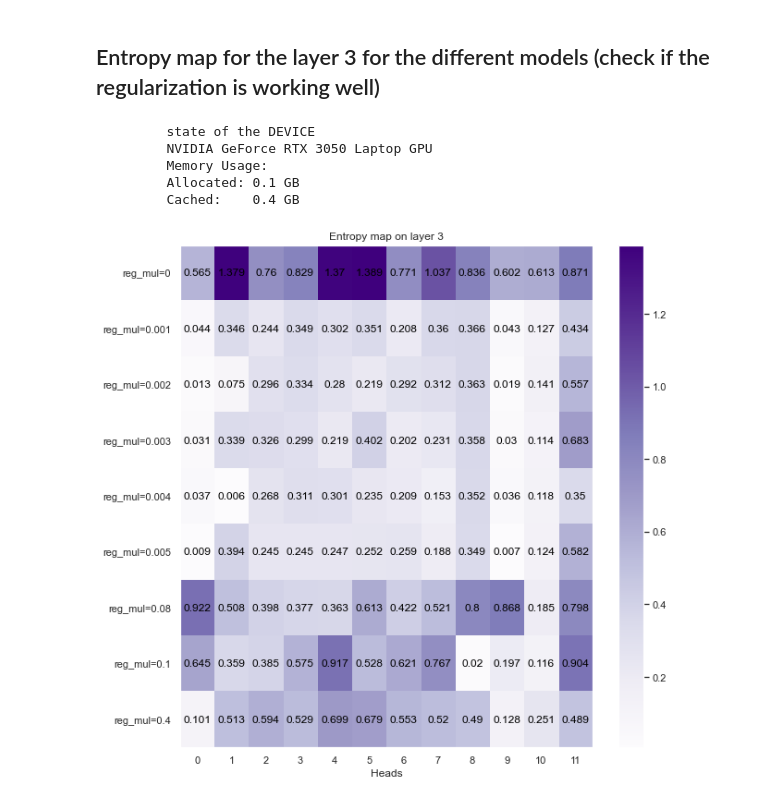
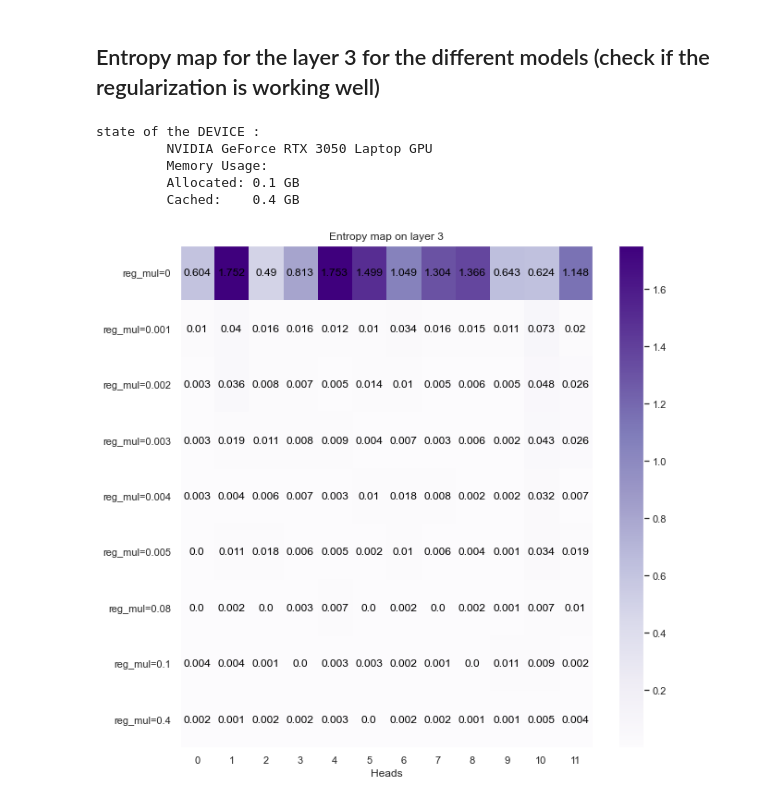
Before and after one commit to lolofo/stage_4_gm, a Jupyter notebook: attention_algorithms/notebooks/regu_study/Underline .ipynb, the cells around one changed output. Cells and saved outputs as stored; diff of their text form; code cells hidden in the pictures.

Commit message:
attention_algo

```diff
--- a/attention_algorithms/notebooks/regu_study/Underline .ipynb
+++ b/attention_algorithms/notebooks/regu_study/Underline .ipynb
@@ -149,15 +155,17 @@ with torch.no_grad():
 
                     it += 1
 
+                #outputs = models_dict[model_name](input_ids=ids, attention_mask=masks)
                 a_hat = raw_attention_inst.attention_tensor[0, 2, h, :, :].sum(dim=0)
-                a_hat = torch.softmax(a_hat - INF * spe_tok_mask[0:len(raw_attention_inst.tokens)], dim=0)
+
+                a_hat = torch.softmax(a_hat - INF*spe_tok_mask[0:len(raw_attention_inst.tokens)], dim=-1)
 
                 a_visu = normalize_attention(attention=a_hat, tokens=raw_attention_inst.tokens)
 
                 model_outputs[model_name] =  {
                     '[CLS] + P + [SEP] + H + [SEP]': [hightlight_txt(tokens = raw_attention_inst.tokens,
                                                                     attention = a_visu)],
-                    'Entropy': [(-a_hat * torch.log(a_hat + 1e-16 * spe_tok_mask[0:len(raw_attention_inst.tokens)])).sum().item()]
+                    'Entropy': [(-a_hat * torch.log(a_hat + 1e-16)).sum().item()]
                 }
 
             display(HTML(html_render(model_outputs)))
@@ -255,25 +264,42 @@ from tqdm.notebook import tqdm
 with torch.no_grad():
     entropy_map = np.zeros((len(models_dict.keys()), 12))
     for id_model, model_name in enumerate(models_dict):
+
         model = models_dict[model_name].to(DEVICE)
-        for id_batch, batch in tqdm(enumerate(test_dataloader), total=int(999/4)):
+
+        pbar = tqdm(enumerate(test_dataloader), total=int(999/4))
+
+        for id_batch, batch in pbar:
+
+            pbar.set_description(f"id_model = {id_model}, model_name={model_name}")
+
+            # forward
             ids = batch["input_ids"].to(DEVICE)
             masks = batch["attention_masks"].to(DEVICE)
             target = torch.tensor([0, 101, 102]).to(DEVICE)
-            spe_tok_mask = torch.isin(ids, target).type(torch.uint8)[0].to(DEVICE)
+
+            spe_tok_mask = torch.isin(ids, target).type(torch.uint8).to(DEVICE) # shape [b , T]
+            spe_tok_mask = spe_tok_mask.unsqueeze(1).repeat(1, 12, 1) # shape [b, H, T]
 
             output = model(input_ids = ids,
                           attention_mask = masks)
 
-            attention = output["outputs"].attentions[2].to(DEVICE).sum(dim=2) # sum over the lines
+            # inference
+            a_hat = output["outputs"].attentions[2].to(DEVICE).sum(dim=2) # shape [b, H, T]
+            a_hat = torch.softmax(a_hat - INF * spe_tok_mask, dim=-1)
 
-            # apply the softmax function
-            a_hat = torch.softmax(attention - INF*spe_tok_mask, dim=-1)
-            entropy = (-a_hat*torch.log(a_hat + 1e-16)).sum(dim=-1).sum(dim=0)
-            entropy_map[id_model, :] += entropy.cpu().numpy()
+            entropy = (-a_hat * torch.log(a_hat + 1e-16)).sum(dim=-1)
+            entropy_map[id_model, :] += entropy.sum(dim=0).cpu().numpy()
 
-            # free the memory
-            del ids, masks, spe_tok_mask, attention, a_hat, entropy, target
+            # free the memory --> go on the cpu --> then deletion
+            ids = ids.cpu()
+            masks = masks.cpu()
+            spe_tok_mask = spe_tok_mask.cpu()
+            a_hat = a_hat.cpu()
+            entropy = entropy.cpu()
+            target = target.cpu()
+
+            del ids, masks, spe_tok_mask, a_hat, entropy, target
 
         model = model.cpu()
         del model
@@ -287,24 +313,22 @@ print('\t Memory Usage:')
 print('\t Allocated:', round(torch.cuda.memory_allocated(0) / 1024 ** 3, 1), 'GB')
 print('\t Cached:   ', round(torch.cuda.memory_reserved(0) / 1024 ** 3, 1), 'GB')
 # %% [output]
-         state of the DEVICE
+state of the DEVICE :
          NVIDIA GeForce RTX 3050 Laptop GPU
          Memory Usage:
          Allocated: 0.1 GB
          Cached:    0.4 GB
-# %%
-entropy_map /= 999
 # %%
 from attention_algorithms.attention_metrics import default_plot_colormap
 
-fig = default_plot_colormap(map = entropy_map,
+fig = default_plot_colormap(map = entropy_map/len(test_dataset),
                            xlabel = "Heads",
                            ylabel = "",
                             title = "Entropy map on layer 3",
                             ystick=list(models_dict.keys())
                         )
 # %% [output]
-[figure, old version]
+[figure, new version]
 # %%
 import matplotlib.pyplot as plt
 fig = plt.figure(figsize=(10, 10))
```
Also changed, not shown: parts of 8 cells of this notebook, 5 other files.
